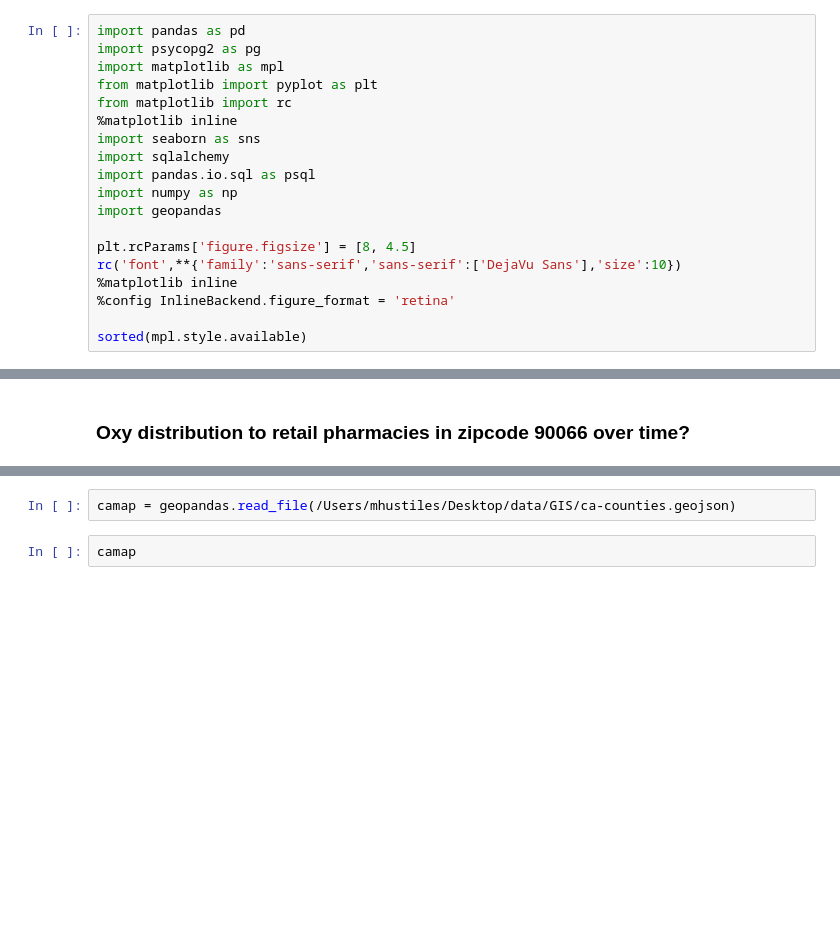
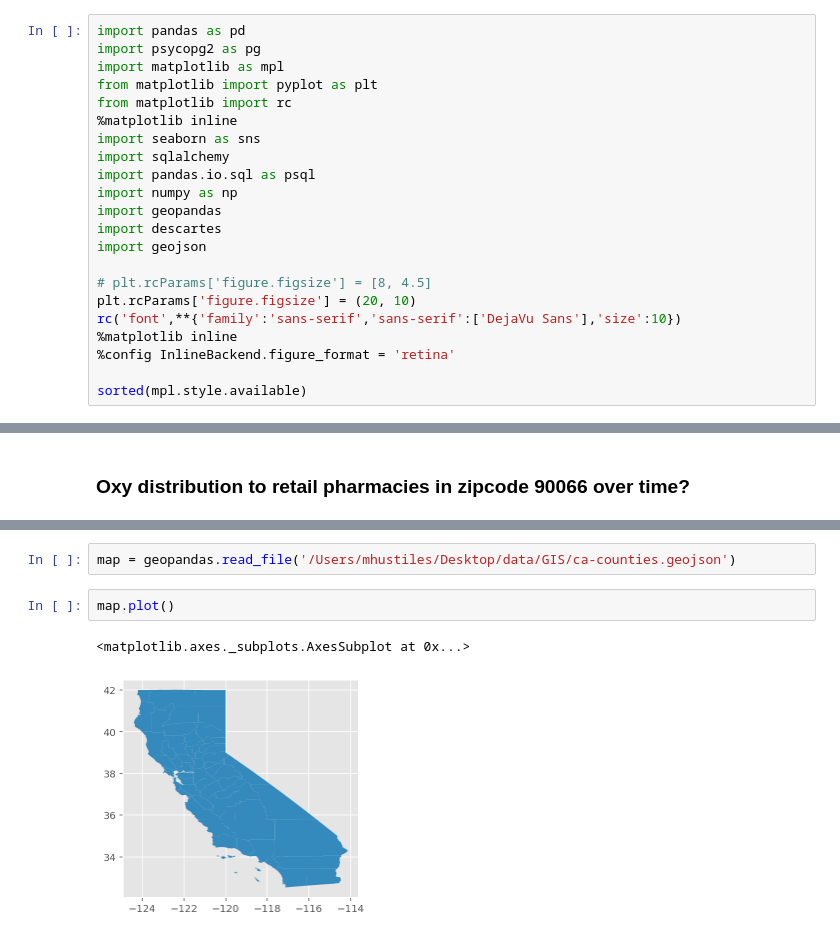
Before and after one commit to stiles/opioids, a Jupyter notebook: California Opioids.ipynb, the cells around one changed output, grey strips where cells are left out. Saved outputs shown, nothing was run; the diff lists cells and outputs as text; blank space fills up the shorter version.

Commit message:
more detail in notebook, adding data

```diff
--- a/California Opioids.ipynb
+++ b/California Opioids.ipynb
@@ -16,8 +16,11 @@ import sqlalchemy
 import pandas.io.sql as psql
 import numpy as np
 import geopandas
+import descartes
+import geojson
 
-plt.rcParams['figure.figsize'] = [8, 4.5]
+# plt.rcParams['figure.figsize'] = [8, 4.5]
+plt.rcParams['figure.figsize'] = (20, 10)
 rc('font',**{'family':'sans-serif','sans-serif':['DejaVu Sans'],'size':10})
 %matplotlib inline
 %config InlineBackend.figure_format = 'retina'
@@ -184,4 +377,7 @@ doplot()
 # %%
-camap = geopandas.read_file(/Users/mhustiles/Desktop/data/GIS/ca-counties.geojson)
+map = geopandas.read_file('/Users/mhustiles/Desktop/data/GIS/ca-counties.geojson')
-# %%
-camap
+# %%
+map.plot()
+# %% [output]
+<matplotlib.axes._subplots.AxesSubplot at 0x...>
+[figure, added]
```
Also changed, not shown: parts of 20 cells of this notebook, 2 other files.
